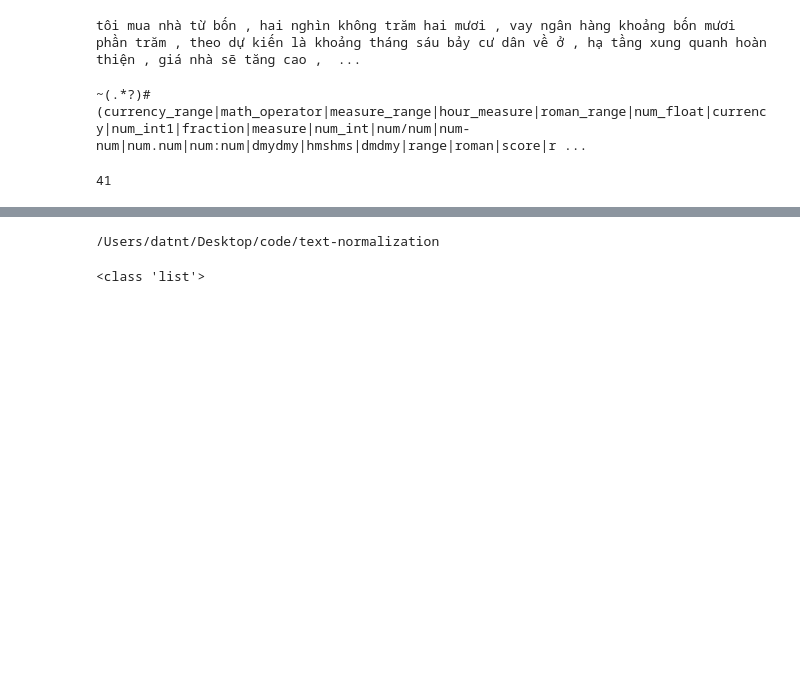
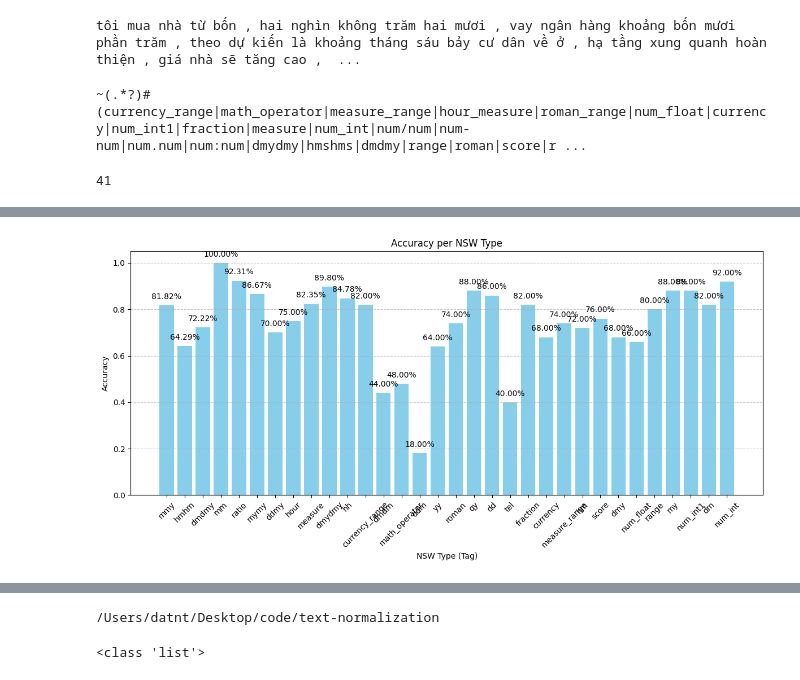
Before and after one commit to datnt3/text-normalization, a Jupyter notebook: data_storage/data_process.ipynb, the cells around one changed output, grey strips where cells are left out. Cells and saved outputs as stored; diff of their text form; code cells hidden in the pictures; blank space fills up the shorter version.

```diff
--- a/data_storage/data_process.ipynb
+++ b/data_storage/data_process.ipynb
@@ -122,3 +161,34 @@ for _, row in df.iterrows():
+# %%
+import matplotlib.pyplot as plt
+
+# Calculate accuracy for each NSW type
+tag_names = []
+accuracies = []
+
+for tag, values in prob_nsw_dict.items():
+    accuracy = values["true"] / values["total"] if values["total"] > 0 else 0
+    tag_names.append(tag)
+    accuracies.append(accuracy)
+
+# Plot
+plt.figure(figsize=(12, 6))
+bars = plt.bar(tag_names, accuracies, color='skyblue')
+plt.xlabel("NSW Type (Tag)")
+plt.ylabel("Accuracy")
+plt.title("Accuracy per NSW Type")
+plt.ylim(0, 1.05)
+
+# Add percentage on top of bars
+for bar, acc in zip(bars, accuracies):
+    yval = bar.get_height()
+    plt.text(bar.get_x() + bar.get_width() / 2.0, yval + 0.02, f"{acc:.2%}", ha='center', va='bottom')
+
+plt.xticks(rotation=45)
+plt.tight_layout()
+plt.grid(axis='y', linestyle='--', alpha=0.7)
+plt.show()
+# %% [output]
+[figure, added]
 # %%
 prob_nsw_dict
 # %% [output]
```
Also changed, not shown: parts of 5 cells of this notebook, 4 other files.
